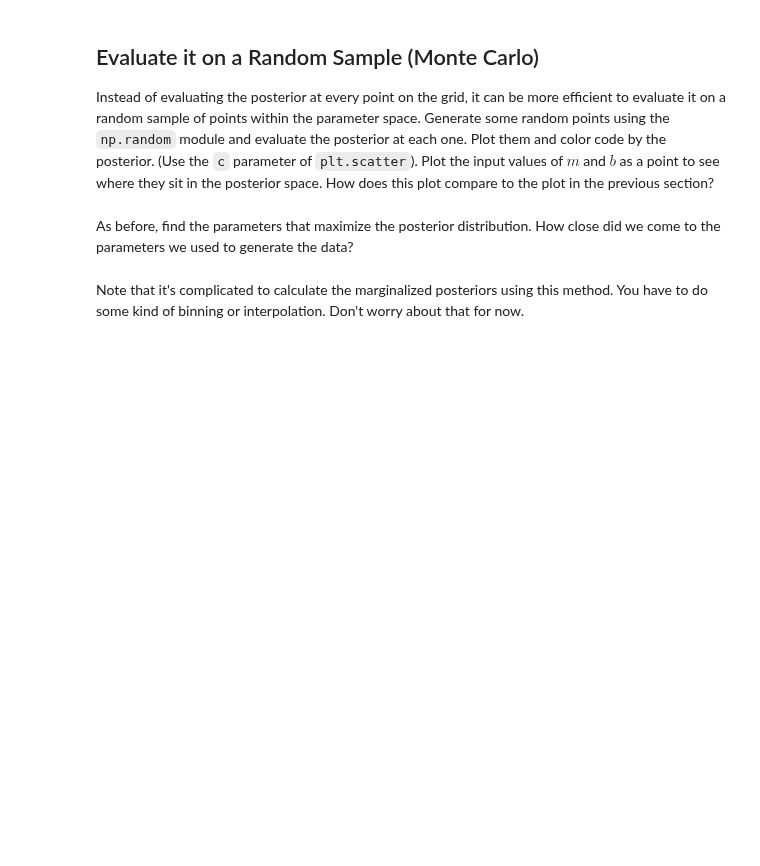
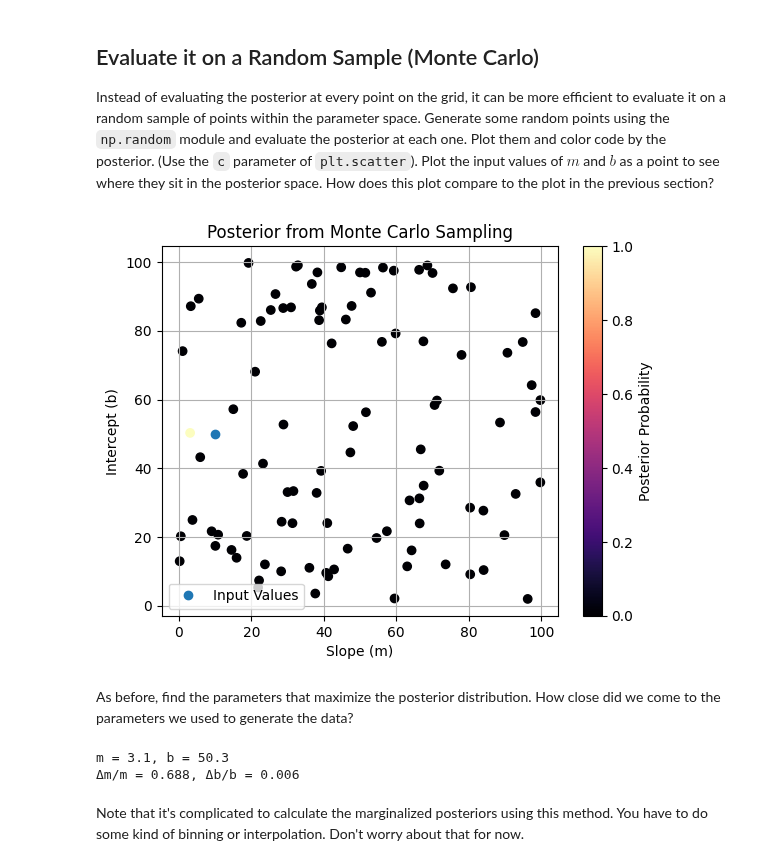
Before and after one commit to ASTR154/bayesian-statistics, a Jupyter notebook: monte_carlo_line_fitting.ipynb, the cells around one changed output. Drawn from its saved outputs; the diff is of its cells as text; code cells hidden in the pictures; blank space fills up the shorter version.

```diff
--- a/monte_carlo_line_fitting.ipynb
+++ b/monte_carlo_line_fitting.ipynb
@@ -172,16 +177,43 @@ plt.scatter(# complete
+# %%
+m_random = rng.uniform(m_min, m_max, N)
+b_random = rng.uniform(b_min, b_max, N)
+
+posterior_random = np.zeros(N)
+
+for i in range(N):
+    theta = [m_random[i], b_random[i]]
+    posterior_random[i] = log_posterior(theta, x, y, dy)
+
+posterior_random -= np.max(posterior_random)
+P_random = np.exp(posterior_random)
+
+plt.scatter(m_random, b_random, c=P_random, cmap='magma')
+plt.plot(m, b, 'o', label='Input Values')  # true values used in data generation
+plt.xlabel('Slope (m)')
+plt.ylabel('Intercept (b)')
+plt.title('Posterior from Monte Carlo Sampling')
+plt.colorbar(label='Posterior Probability')
+plt.legend()
+plt.grid(True)
+plt.show()
+# %% [output]
+[figure, added]
 # %% [markdown]
 As before, find the parameters that maximize the posterior distribution. How close did we come to the parameters we used to generate the data?
 # %%
 # Find the index of the sample where the posterior is maximised --> what m and b is this?
 i_max = np.argmax(posterior_random)
-m_infer = # complete
-b_infer = # complete
+m_infer = m_random[i_max]
+b_infer = b_random[i_max]
 print(f'm = {m_infer:.1f}, b = {b_infer:.1f}')
 
 # Fractional error of the inferred solution compared to the input 'true' parameters
-m_frac_err = # complete
-b_frac_err = # complete
+m_frac_err = abs(m_infer - m) / m
+b_frac_err = abs(b_infer - b) / b
 print(f'Δm/m = {m_frac_err:.3f}, Δb/b = {b_frac_err:.3f}')
+# %% [output]
+m = 3.1, b = 50.3
+Δm/m = 0.688, Δb/b = 0.006
 # %% [markdown]
 Note that it's complicated to calculate the marginalized posteriors using this method. You have to do some kind of binning or interpolation. Don't worry about that for now.
 # %% [markdown]
```
Also changed, not shown: parts of 6 cells of this notebook.
